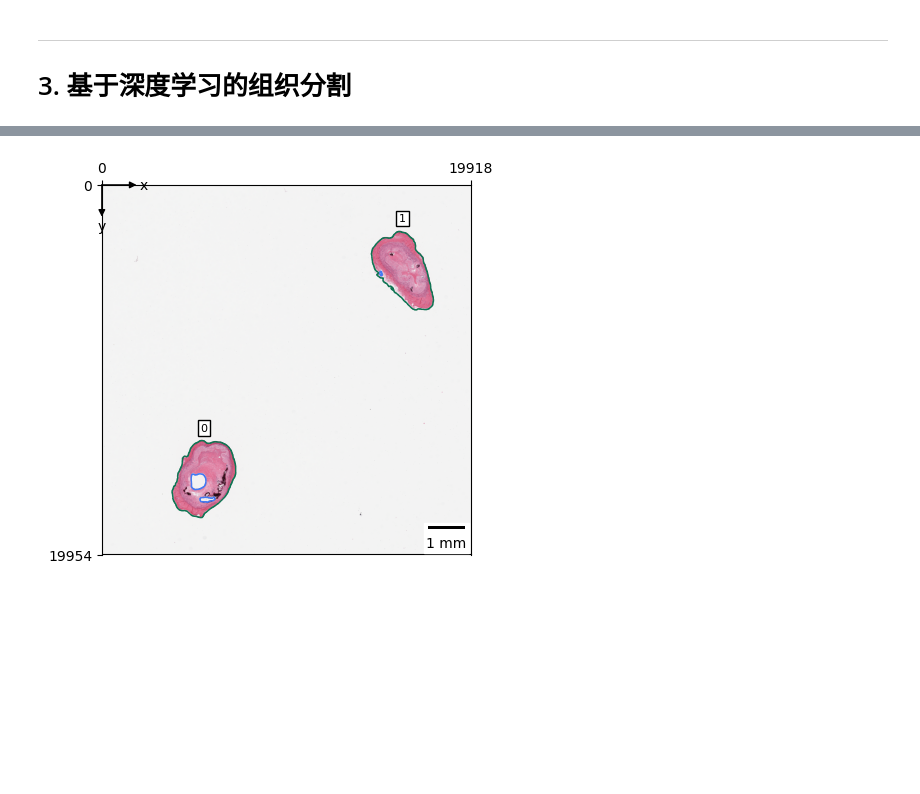
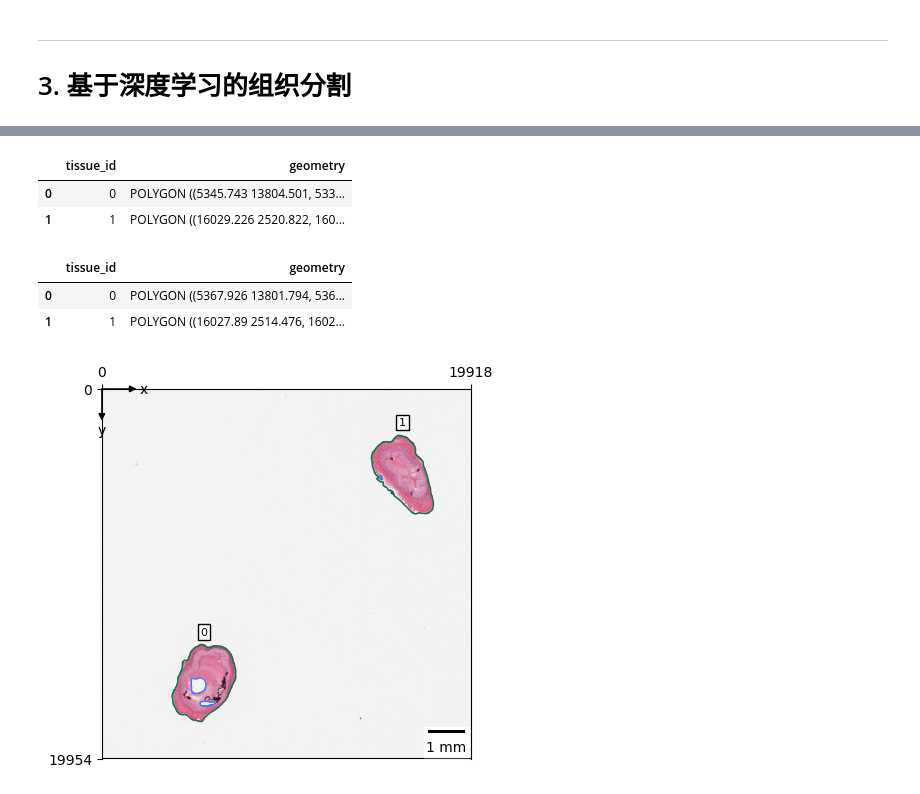
Before and after one commit to NoyeArk/lazy_slide, a Jupyter notebook: ipynb/1. 从原始图像到数据分析.ipynb, the cells around one changed output, grey strips where cells are left out. Drawn from its saved outputs; the diff is of its cells as text; code cells hidden in the pictures; blank space fills up the shorter version.

```diff
--- a/ipynb/1. 从原始图像到数据分析.ipynb
+++ b/ipynb/1. 从原始图像到数据分析.ipynb
@@ -177,6 +219,18 @@ with coordinate systems:
         wsi_thumbnail (Images), dl-tissues (Shapes), tissues (Shapes)
 with the following elements not in the Zarr store:
     ▸ dl-tissues (Shapes)
+# %%
+wsi['tissues']
+# %% [output]
+|  | tissue_id | geometry |
+| 0 | 0 | POLYGON ((5345.743 13804.501, 533... |
+| 1 | 1 | POLYGON ((16029.226 2520.822, 160... |
+# %%
+wsi['dl-tissues']
+# %% [output]
+|  | tissue_id | geometry |
+| 0 | 0 | POLYGON ((5367.926 13801.794, 536... |
+| 1 | 1 | POLYGON ((16027.89 2514.476, 1602... |
 # %%
 # 可视化上一步的分割结果
 zs.pl.tissue(wsi, tissue_key="dl-tissues")
```
Also changed, not shown: parts of 28 cells of this notebook, 6 other files.
